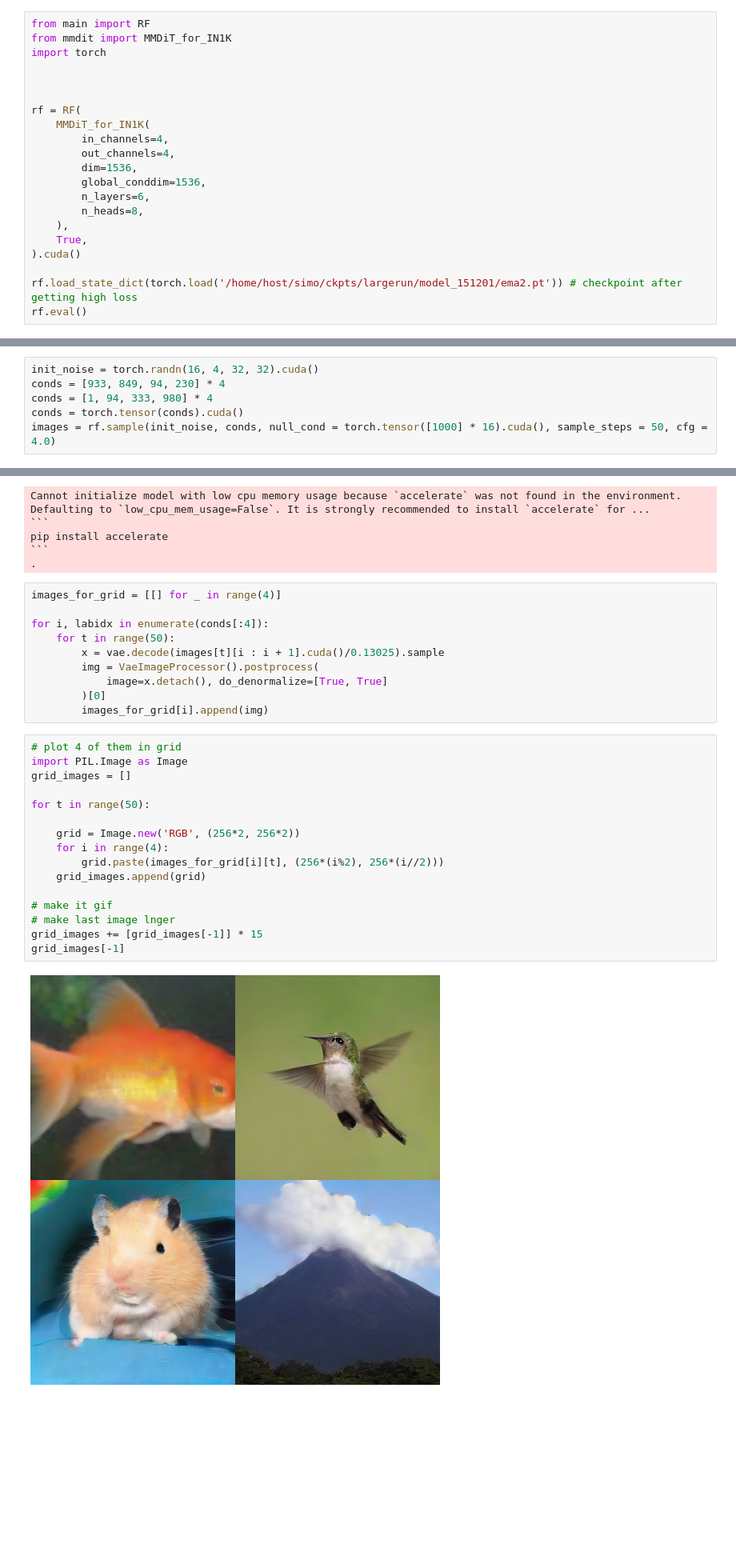
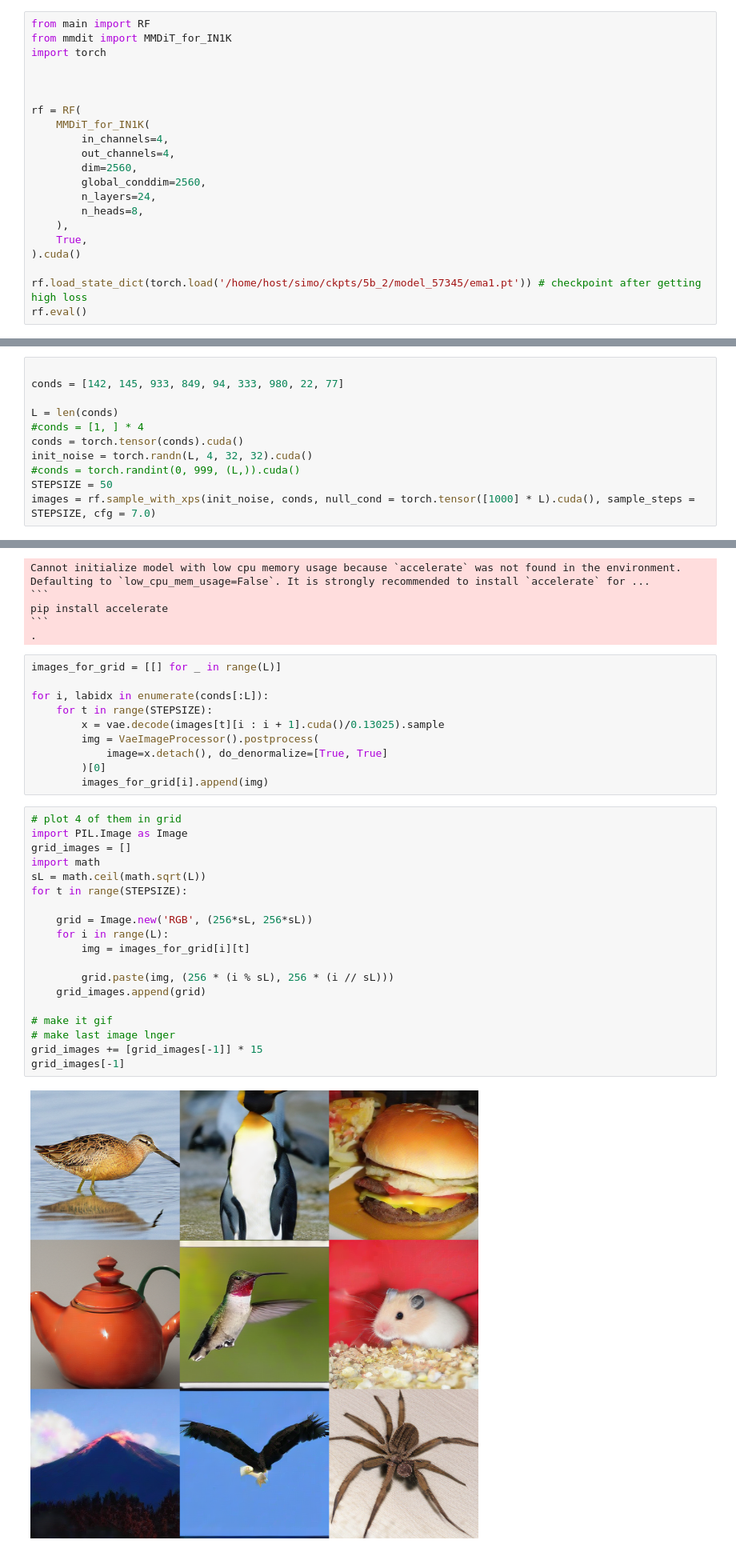
Before and after one commit to cloneofsimo/minRF, a Jupyter notebook: advanced/inference_example.ipynb, the cells around one changed output, grey strips where cells are left out. Shown at 80% size. Cells and saved outputs as stored; diff of their text form; blank space fills up the shorter version.

````diff
--- a/advanced/inference_example.ipynb
+++ b/advanced/inference_example.ipynb
@@ -9,14 +9,14 @@ rf = RF(
     MMDiT_for_IN1K(
         in_channels=4,
         out_channels=4,
-        dim=1536,
-        global_conddim=1536,
-        n_layers=6,
+        dim=2560,
+        global_conddim=2560,
+        n_layers=24,
         n_heads=8,
     ),
     True,
 ).cuda()
 
-rf.load_state_dict(torch.load('/home/host/simo/ckpts/largerun/model_151201/ema2.pt')) # checkpoint after getting high loss
+rf.load_state_dict(torch.load('/home/host/simo/ckpts/5b_2/model_57345/ema1.pt')) # checkpoint after getting high loss
 rf.eval()
 # %% [output]
@@ -40,9 +44,14 @@ RF(
 # %%
-init_noise = torch.randn(16, 4, 32, 32).cuda()
-conds = [933, 849, 94, 230] * 4
-conds = [1, 94, 333, 980] * 4
+
+conds = [142, 145, 933, 849, 94, 333, 980, 22, 77]
+
+L = len(conds)
+#conds = [1, ] * 4
 conds = torch.tensor(conds).cuda()
-images = rf.sample(init_noise, conds, null_cond = torch.tensor([1000] * 16).cuda(), sample_steps = 50, cfg = 4.0)
+init_noise = torch.randn(L, 4, 32, 32).cuda()
+#conds = torch.randint(0, 999, (L,)).cuda()
+STEPSIZE = 50
+images = rf.sample_with_xps(init_noise, conds, null_cond = torch.tensor([1000] * L).cuda(), sample_steps = STEPSIZE, cfg = 7.0)
 # %%
 from diffusers.image_processor import VaeImageProcessor
 from diffusers.models import AutoencoderKL
@@ -55,10 +64,10 @@ pip install accelerate
 ```
 .
 # %%
-images_for_grid = [[] for _ in range(4)]
+images_for_grid = [[] for _ in range(L)]
 
-for i, labidx in enumerate(conds[:4]):
-    for t in range(50):
+for i, labidx in enumerate(conds[:L]):
+    for t in range(STEPSIZE):
         x = vae.decode(images[t][i : i + 1].cuda()/0.13025).sample
         img = VaeImageProcessor().postprocess(
             image=x.detach(), do_denormalize=[True, True]
@@ -67,18 +76,21 @@ for i, labidx in enumerate(conds[:4]):
 # %%
 # plot 4 of them in grid
 import PIL.Image as Image
 grid_images = []
+import math
+sL = math.ceil(math.sqrt(L))
+for t in range(STEPSIZE):
 
-for t in range(50):
+    grid = Image.new('RGB', (256*sL, 256*sL))
+    for i in range(L):
+        img = images_for_grid[i][t]
 
-    grid = Image.new('RGB', (256*2, 256*2))
-    for i in range(4):
-        grid.paste(images_for_grid[i][t], (256*(i%2), 256*(i//2)))
+        grid.paste(img, (256 * (i % sL), 256 * (i // sL)))
     grid_images.append(grid)
 
 # make it gif
 # make last image lnger
 grid_images += [grid_images[-1]] * 15
 grid_images[-1]
 # %% [output]
-[figure, old version]
+[figure, new version]
````
Also changed, not shown: parts of 3 cells of this notebook, 5 other files.
